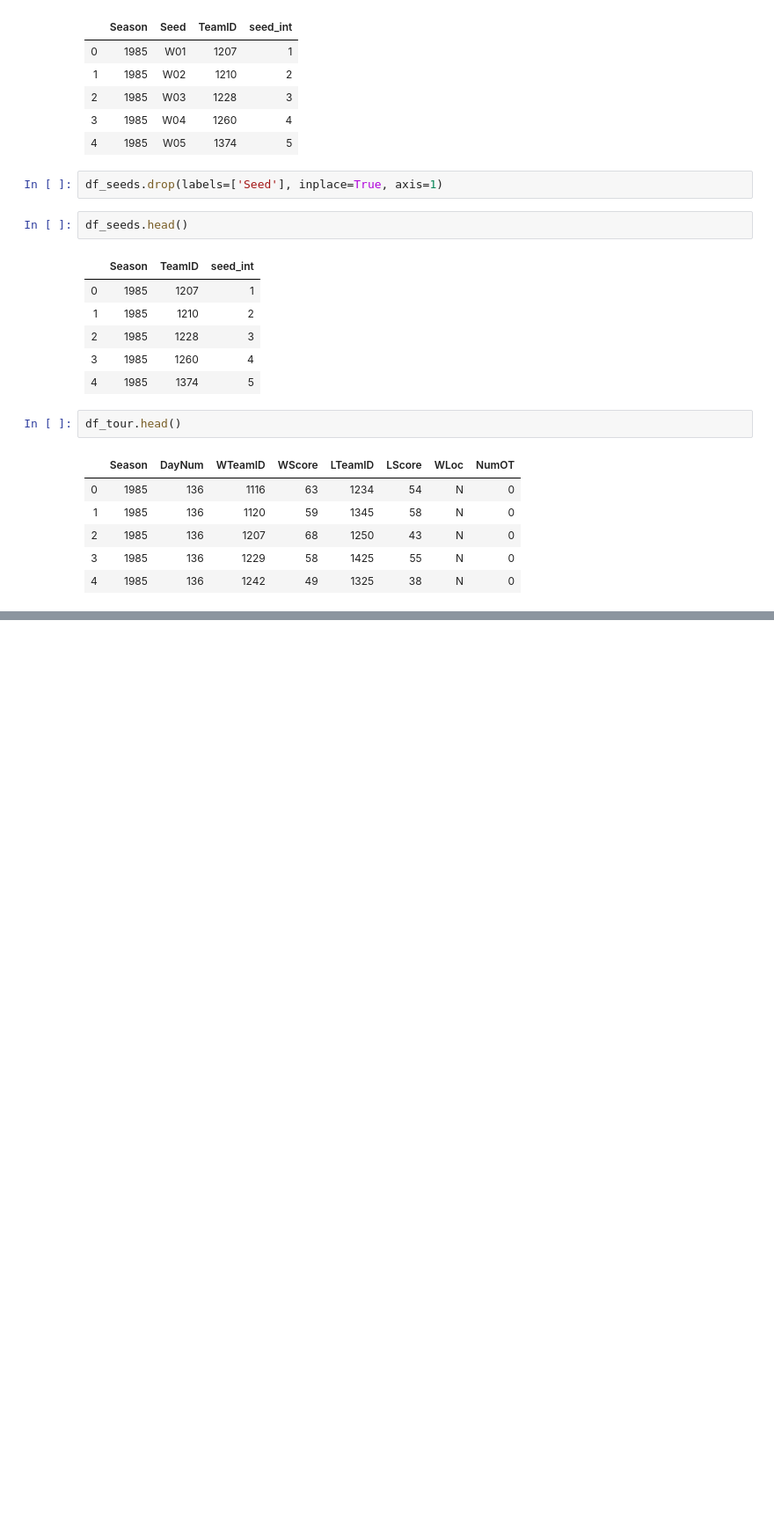
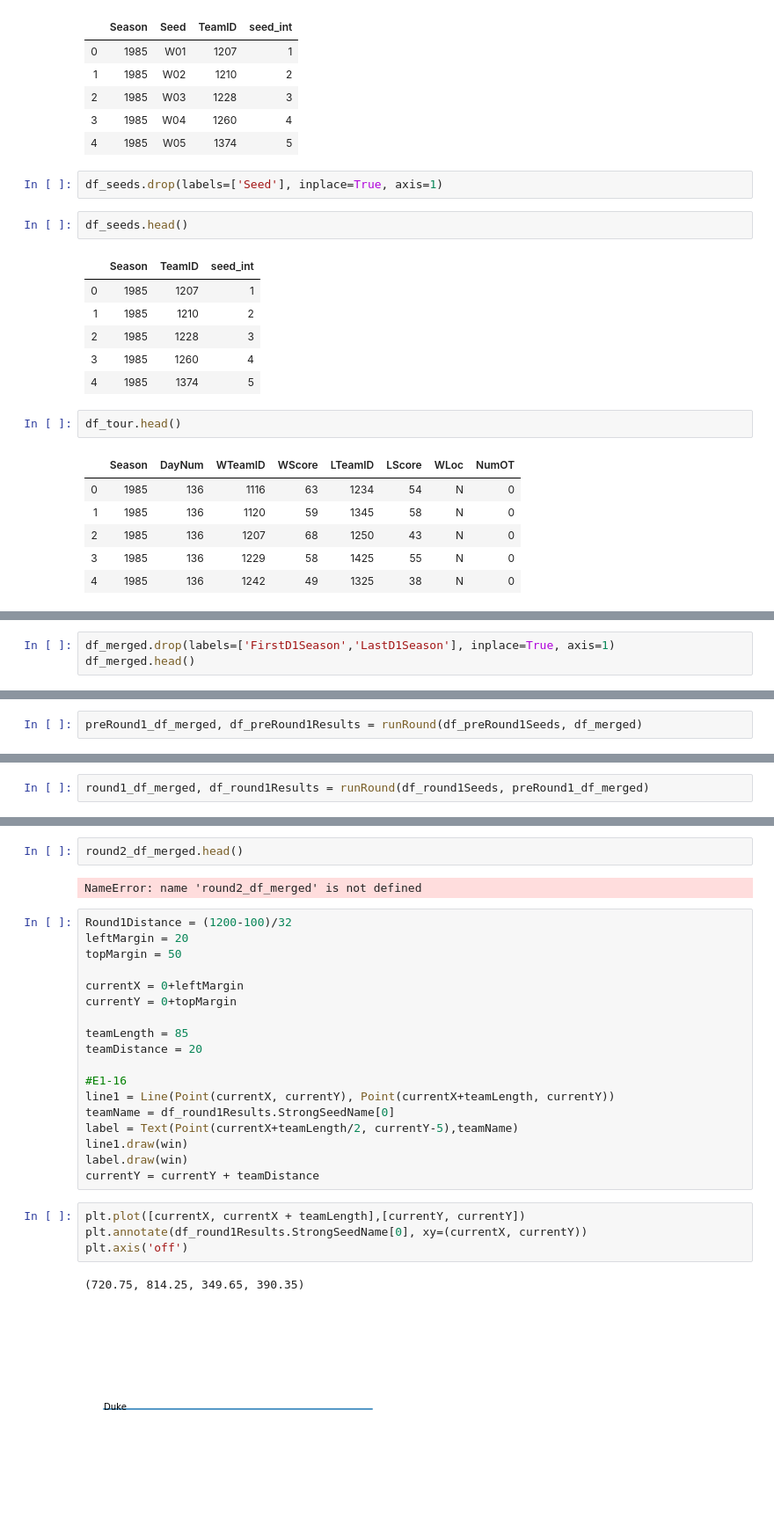
Before and after one commit to thekevster08/MarchMadness, a Jupyter notebook: NCAA Tournament 2020.ipynb, the cells around one changed output, grey strips where cells are left out. Shown: that part at 88% size. Cells and saved outputs as stored; diff of their text form; blank space fills up the shorter version.

```diff
--- a/NCAA Tournament 2020.ipynb
+++ b/NCAA Tournament 2020.ipynb
@@ -77,0 +252,3 @@ df_tour.head()
+# %%
+df_merged.drop(labels=['FirstD1Season','LastD1Season'], inplace=True, axis=1)
+df_merged.head()
@@ -77,0 +401,2 @@ df_tour.head()
+# %%
+preRound1_df_merged, df_preRound1Results = runRound(df_preRound1Seeds, df_merged)
@@ -77,0 +421,2 @@ df_tour.head()
+# %%
+round1_df_merged, df_round1Results = runRound(df_round1Seeds, preRound1_df_merged)
@@ -77,0 +449,29 @@ df_tour.head()
+# %%
+round2_df_merged.head()
+# %% [output]
+NameError: name 'round2_df_merged' is not defined
+# %%
+Round1Distance = (1200-100)/32
+leftMargin = 20
+topMargin = 50
+
+currentX = 0+leftMargin
+currentY = 0+topMargin
+
+teamLength = 85
+teamDistance = 20
+
+#E1-16
+line1 = Line(Point(currentX, currentY), Point(currentX+teamLength, currentY))
+teamName = df_round1Results.StrongSeedName[0]
+label = Text(Point(currentX+teamLength/2, currentY-5),teamName)
+line1.draw(win)
+label.draw(win)
+currentY = currentY + teamDistance
+# %%
+plt.plot([currentX, currentX + teamLength],[currentY, currentY])
+plt.annotate(df_round1Results.StrongSeedName[0], xy=(currentX, currentY))
+plt.axis('off')
+# %% [output]
+(720.75, 814.25, 349.65, 390.35)
+[figure, added]
```
Also changed, not shown: parts of 39 cells of this notebook, 44 other files.
